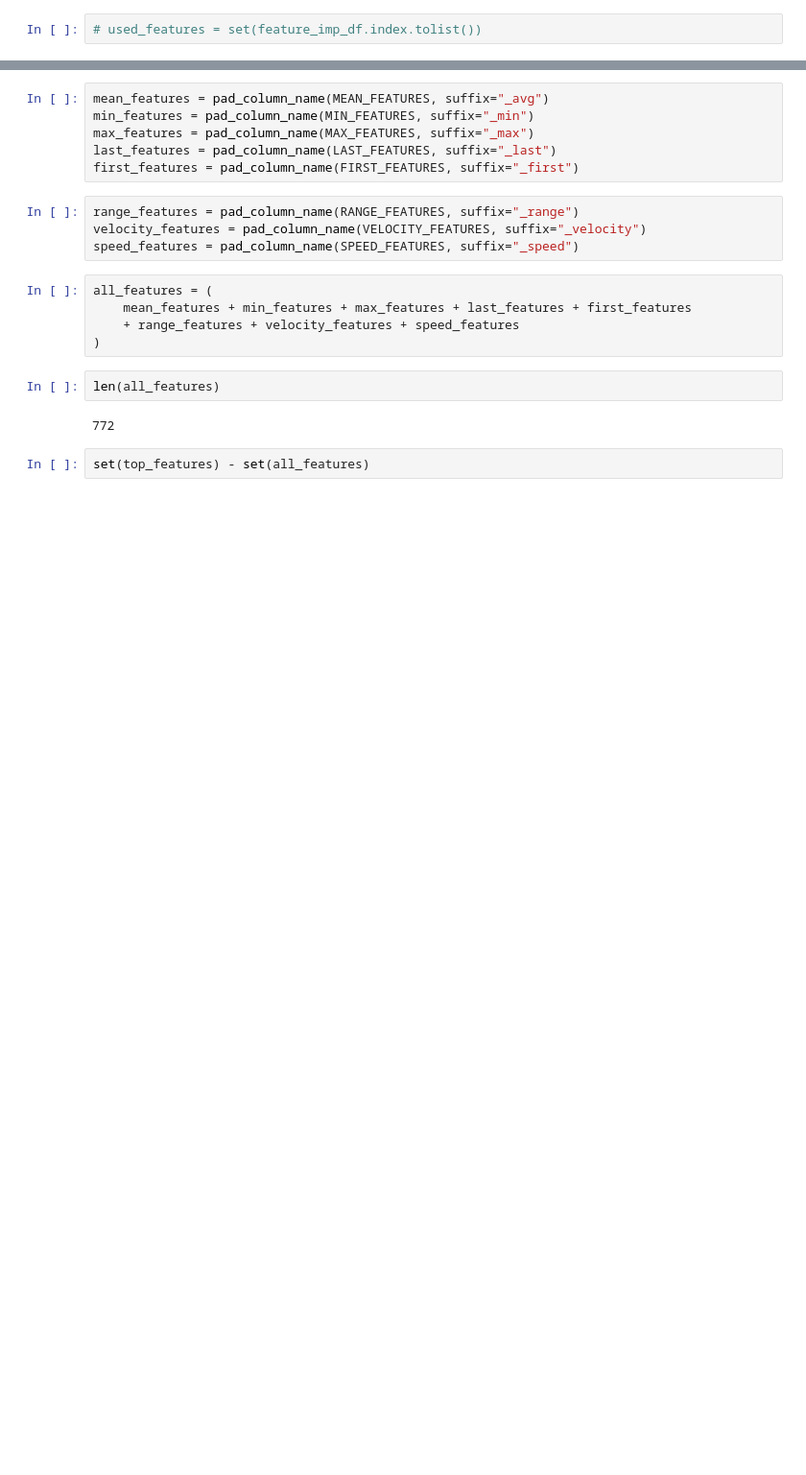
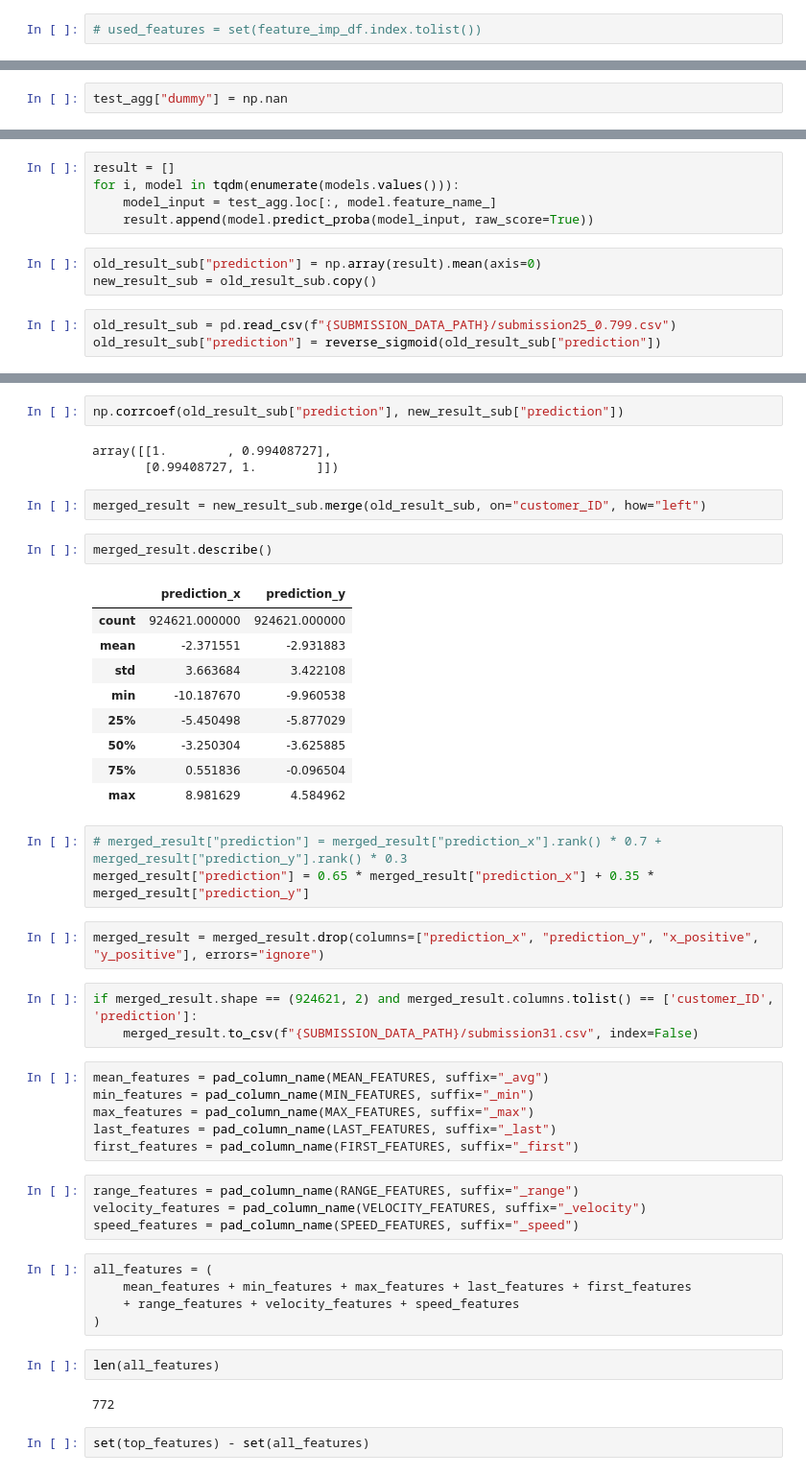
Before and after one commit to waikey-lee/kaggle-amex, a Jupyter notebook: notebooks/evaluation.ipynb, the cells around one changed output, grey strips where cells are left out. Shown at 96% size. Saved outputs shown, nothing was run; the diff lists cells and outputs as text; blank space fills up the shorter version.

```diff
--- a/notebooks/evaluation.ipynb
+++ b/notebooks/evaluation.ipynb
@@ -101,0 +209,2 @@ pd.Series(top_features, name="feature").to_csv("top_features.csv", index=False)
+# %%
+test_agg["dummy"] = np.nan
@@ -101,0 +215,11 @@ pd.Series(top_features, name="feature").to_csv("top_features.csv", index=False)
+# %%
+result = []
+for i, model in tqdm(enumerate(models.values())):
+    model_input = test_agg.loc[:, model.feature_name_]
+    result.append(model.predict_proba(model_input, raw_score=True))
+# %%
+old_result_sub["prediction"] = np.array(result).mean(axis=0)
+new_result_sub = old_result_sub.copy()
+# %%
+old_result_sub = pd.read_csv(f"{SUBMISSION_DATA_PATH}/submission25_0.799.csv")
+old_result_sub["prediction"] = reverse_sigmoid(old_result_sub["prediction"])
@@ -102,3 +231,30 @@ pd.Series(top_features, name="feature").to_csv("top_features.csv", index=False)
+# %%
+np.corrcoef(old_result_sub["prediction"], new_result_sub["prediction"])
+# %% [output]
+array([[1.        , 0.99408727],
+       [0.99408727, 1.        ]])
+# %%
+merged_result = new_result_sub.merge(old_result_sub, on="customer_ID", how="left")
+# %%
+merged_result.describe()
+# %% [output]
+|  | prediction_x | prediction_y |
+| count | 924621.000000 | 924621.000000 |
+| mean | -2.371551 | -2.931883 |
+| std | 3.663684 | 3.422108 |
+| min | -10.187670 | -9.960538 |
+| 25% | -5.450498 | -5.877029 |
+| 50% | -3.250304 | -3.625885 |
+| 75% | 0.551836 | -0.096504 |
+| max | 8.981629 | 4.584962 |
+# %%
+# merged_result["prediction"] = merged_result["prediction_x"].rank() * 0.7 + merged_result["prediction_y"].rank() * 0.3
+merged_result["prediction"] = 0.65 * merged_result["prediction_x"] + 0.35 * merged_result["prediction_y"]
+# %%
+merged_result = merged_result.drop(columns=["prediction_x", "prediction_y", "x_positive", "y_positive"], errors="ignore")
+# %%
+if merged_result.shape == (924621, 2) and merged_result.columns.tolist() == ['customer_ID', 'prediction']:
+    merged_result.to_csv(f"{SUBMISSION_DATA_PATH}/submission31.csv", index=False)
 # %%
 mean_features = pad_column_name(MEAN_FEATURES, suffix="_avg")
 min_features = pad_column_name(MIN_FEATURES, suffix="_min")
```
Also changed, not shown: parts of 35 cells of this notebook.
